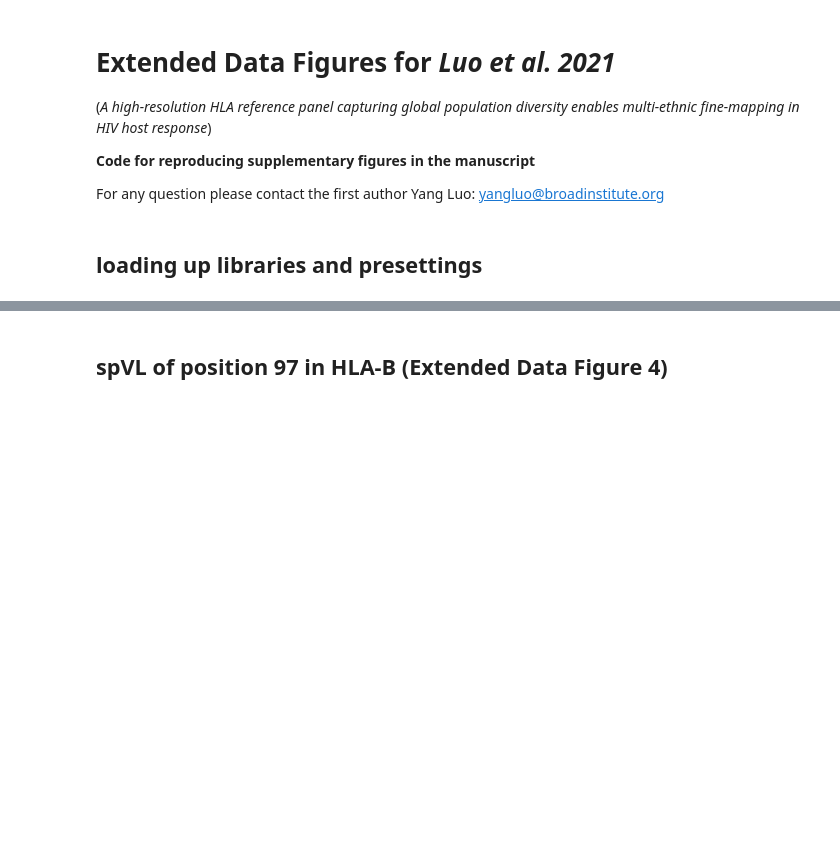
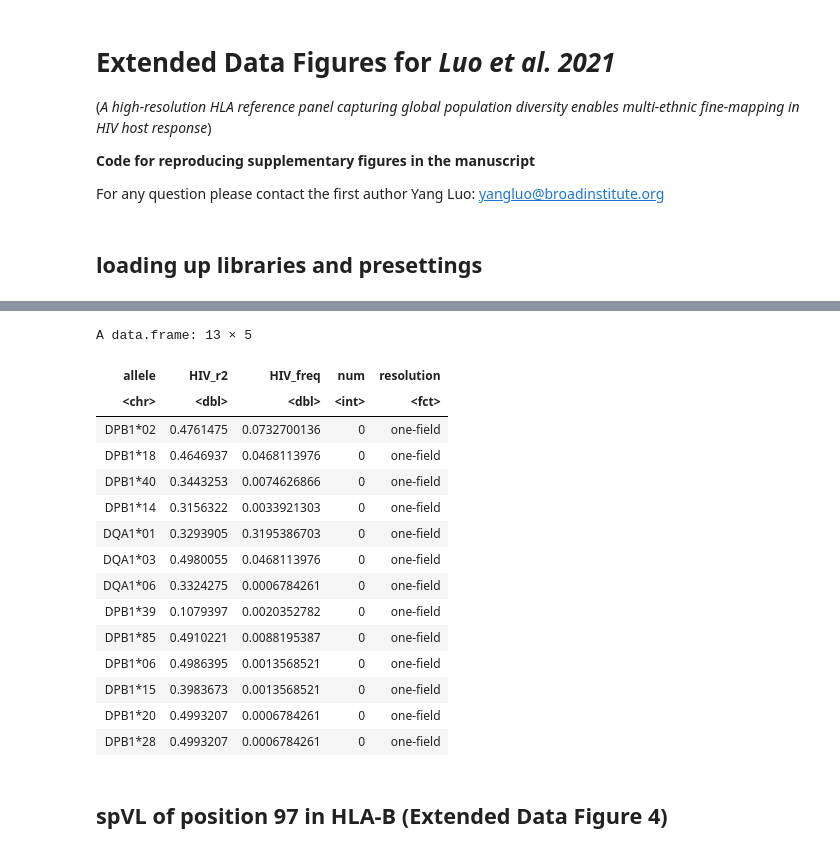
Before and after one commit to immunogenomics/HLA-TAPAS, a Jupyter notebook: manuscript/scripts/Extended_Data_Figures.ipynb, the cells around one changed output, grey strips where cells are left out. Drawn from its saved outputs; the diff is of its cells as text; code cells hidden in the pictures; blank space fills up the shorter version.

```diff
--- a/manuscript/scripts/Extended_Data_Figures.ipynb
+++ b/manuscript/scripts/Extended_Data_Figures.ipynb
@@ -54,3 +82,22 @@ gene_colors <- c("A"="#004586", "B" = "#ff420e", "C"="#ffd320",
+# %%
+hiv %>% filter(resolution!="G-group" & HIV_r2 <0.5)
+# %% [output]
+A data.frame: 13 × 5
+| allele | HIV_r2 | HIV_freq | num | resolution |
+| <chr> | <dbl> | <dbl> | <int> | <fct> |
+| DPB1*02 | 0.4761475 | 0.0732700136 | 0 | one-field |
+| DPB1*18 | 0.4646937 | 0.0468113976 | 0 | one-field |
+| DPB1*40 | 0.3443253 | 0.0074626866 | 0 | one-field |
+| DPB1*14 | 0.3156322 | 0.0033921303 | 0 | one-field |
+| DQA1*01 | 0.3293905 | 0.3195386703 | 0 | one-field |
+| DQA1*03 | 0.4980055 | 0.0468113976 | 0 | one-field |
+| DQA1*06 | 0.3324275 | 0.0006784261 | 0 | one-field |
+| DPB1*39 | 0.1079397 | 0.0020352782 | 0 | one-field |
+| DPB1*85 | 0.4910221 | 0.0088195387 | 0 | one-field |
+| DPB1*06 | 0.4986395 | 0.0013568521 | 0 | one-field |
+| DPB1*15 | 0.3983673 | 0.0013568521 | 0 | one-field |
+| DPB1*20 | 0.4993207 | 0.0006784261 | 0 | one-field |
+| DPB1*28 | 0.4993207 | 0.0006784261 | 0 | one-field |
 # %% [markdown]
 ## spVL of position 97 in HLA-B (Extended Data Figure 4)
 # %%
```
Also changed, not shown: parts of 4 cells of this notebook, 2 other files.
